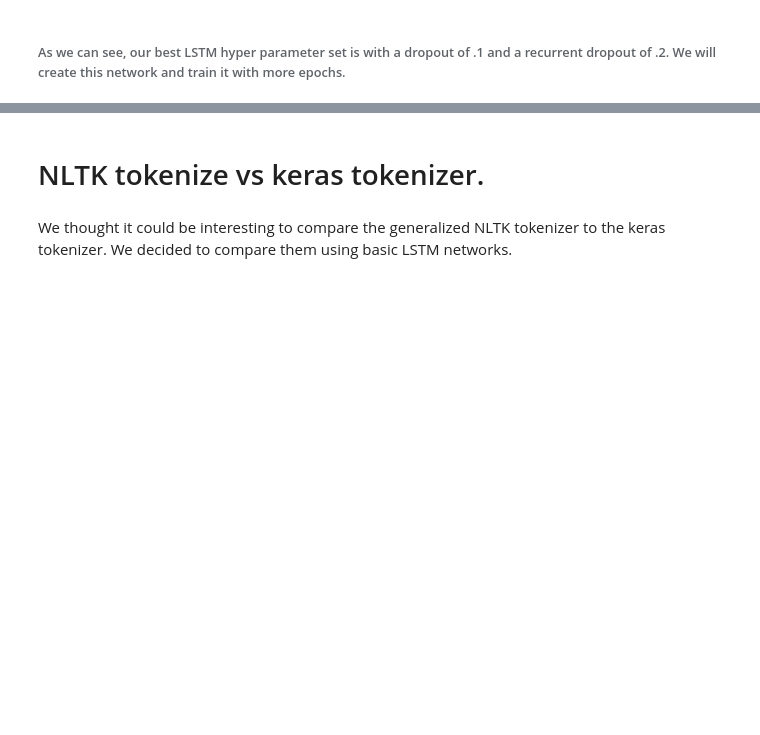
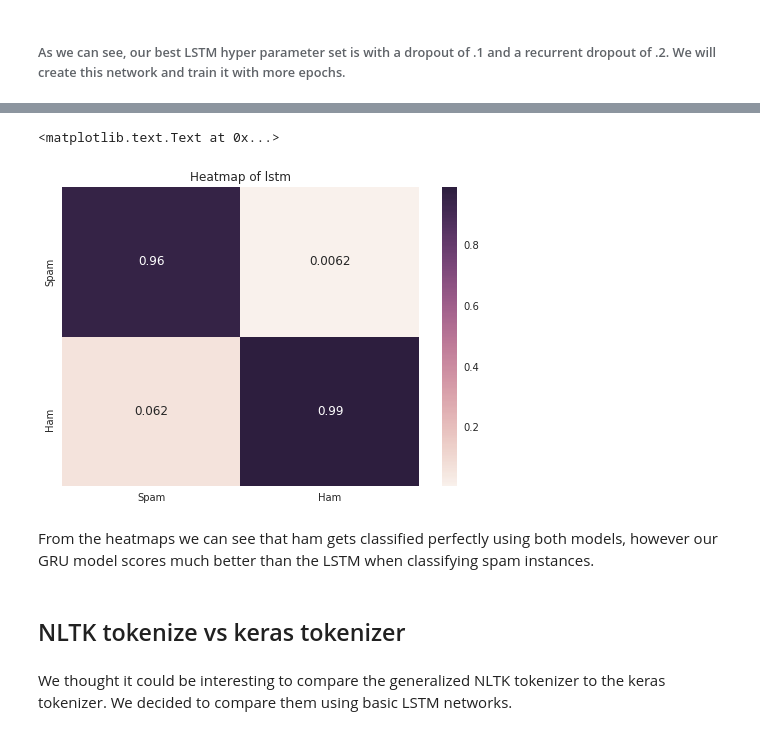
Before and after one commit to LukeWood/SpamVsHamRNN, a Jupyter notebook: Lab9.ipynb, the cells around one changed output, grey strips where cells are left out. Drawn from its saved outputs; the diff is of its cells as text; code cells hidden in the pictures; blank space fills up the shorter version.

```diff
--- a/Lab9.ipynb
+++ b/Lab9.ipynb
@@ -382,5 +476,20 @@ Another Idea: Try to create a RNN for generating novel text.
+# %%
+# Plot heatmap
+lstm_cm_avg = np.zeros((2,2))
+for cm in lstm_cms:
+    # turn cm into percentages
+    cm_ = cm / np.sum(cm, axis=1).T / 3
+    lstm_cm_avg = np.sum([lstm_cm_avg, cm_], axis=0)
+
+sns.heatmap(lstm_cm_avg, annot=True, xticklabels=labels, yticklabels=labels)
+plt.title('Heatmap of lstm')
+# %% [output]
+<matplotlib.text.Text at 0x...>
+[figure, added]
+# %% [markdown]
+From the heatmaps we can see that ham gets classified perfectly using both models, however our GRU model scores much better than the LSTM when classifying spam instances.
 # %% [markdown]
-# NLTK tokenize vs keras tokenizer.
+## NLTK tokenize vs keras tokenizer
 # %% [markdown]
 We thought it could be interesting to compare the generalized NLTK tokenizer to the keras tokenizer.  We decided to compare them using basic LSTM networks.
 # %%
```
Also changed, not shown: parts of 30 cells of this notebook.
